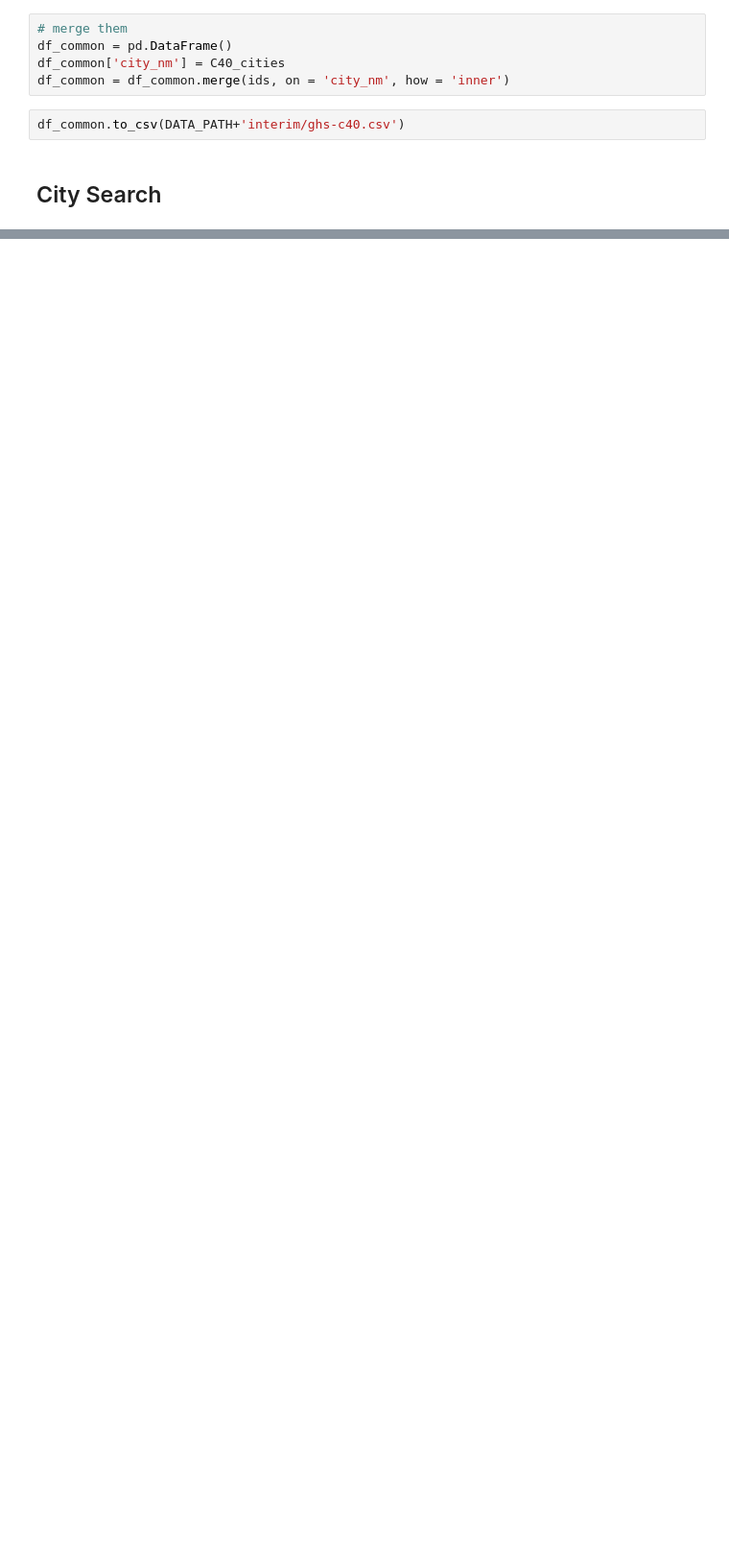
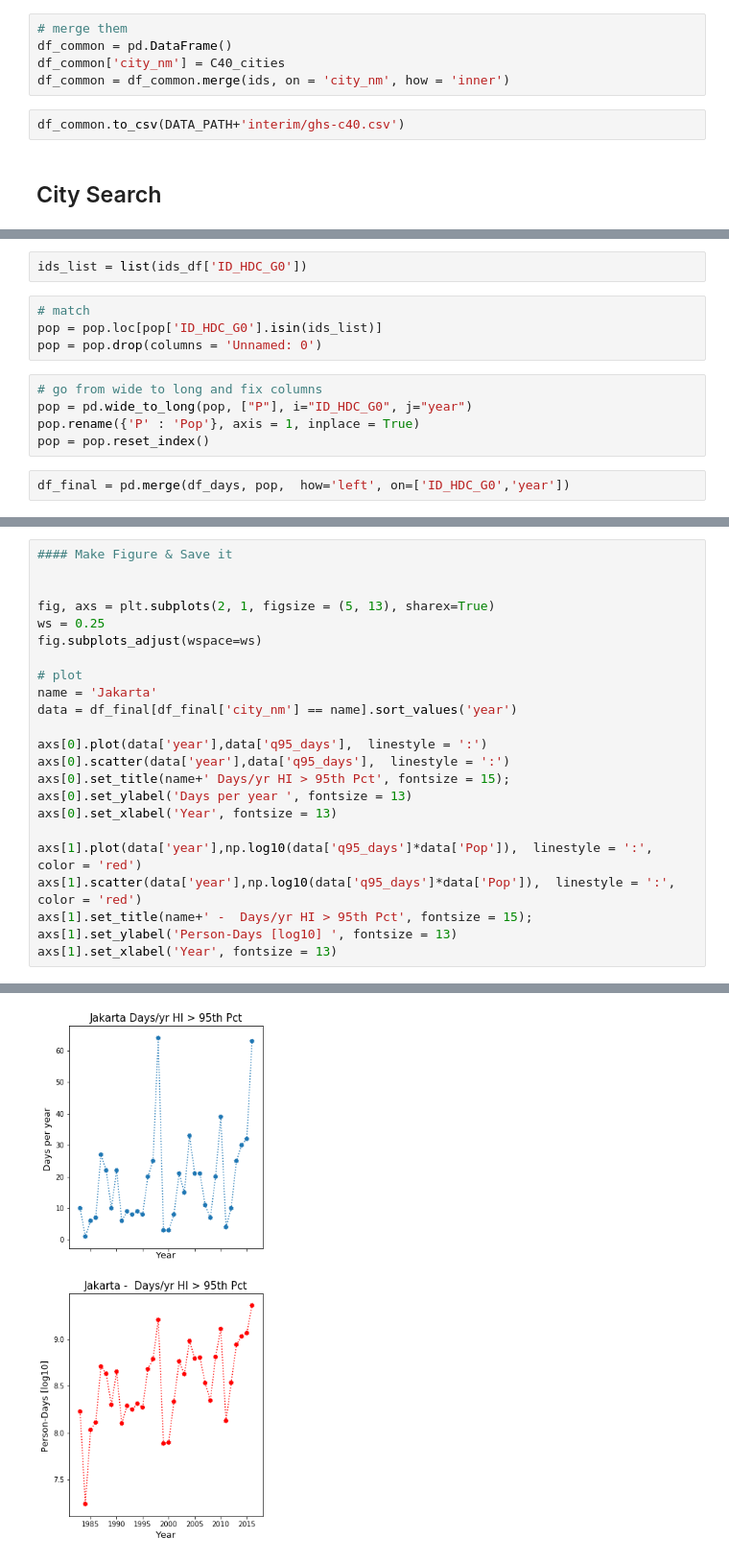
Before and after one commit to ecohydro/GlobalUrbanHeat, a Jupyter notebook: Notebooks/Cascade_Scratch/cpt_Search.ipynb, the cells around one changed output, grey strips where cells are left out. Shown at 96% size. Saved outputs shown, nothing was run; the diff lists cells and outputs as text; blank space fills up the shorter version.

```diff
--- a/Notebooks/Cascade_Scratch/cpt_Search.ipynb
+++ b/Notebooks/Cascade_Scratch/cpt_Search.ipynb
@@ -121,0 +322,13 @@ def search():
+# %%
+ids_list = list(ids_df['ID_HDC_G0'])
+# %%
+# match
+pop = pop.loc[pop['ID_HDC_G0'].isin(ids_list)]
+pop = pop.drop(columns = 'Unnamed: 0')
+# %%
+# go from wide to long and fix columns
+pop = pd.wide_to_long(pop, ["P"], i="ID_HDC_G0", j="year")
+pop.rename({'P' : 'Pop'}, axis = 1, inplace = True)
+pop = pop.reset_index()
+# %%
+df_final = pd.merge(df_days, pop,  how='left', on=['ID_HDC_G0','year'])
@@ -121,0 +356,24 @@ def search():
+# %%
+#### Make Figure & Save it
+
+
+fig, axs = plt.subplots(2, 1, figsize = (5, 13), sharex=True)
+ws = 0.25
+fig.subplots_adjust(wspace=ws)
+
+# plot
+name = 'Jakarta'
+data = df_final[df_final['city_nm'] == name].sort_values('year')
+
+axs[0].plot(data['year'],data['q95_days'],  linestyle = ':')
+axs[0].scatter(data['year'],data['q95_days'],  linestyle = ':')
+axs[0].set_title(name+' Days/yr HI > 95th Pct', fontsize = 15);
+axs[0].set_ylabel('Days per year ', fontsize = 13)
+axs[0].set_xlabel('Year', fontsize = 13)
+
+axs[1].plot(data['year'],np.log10(data['q95_days']*data['Pop']),  linestyle = ':', color = 'red')
+axs[1].scatter(data['year'],np.log10(data['q95_days']*data['Pop']),  linestyle = ':', color = 'red')
+axs[1].set_title(name+' -  Days/yr HI > 95th Pct', fontsize = 15);
+axs[1].set_ylabel('Person-Days [log10] ', fontsize = 13)
+axs[1].set_xlabel('Year', fontsize = 13)
+# %% [output]
@@ -121,0 +381 @@ def search():
+[figure, added]
```
Also changed, not shown: parts of 32 cells of this notebook.
